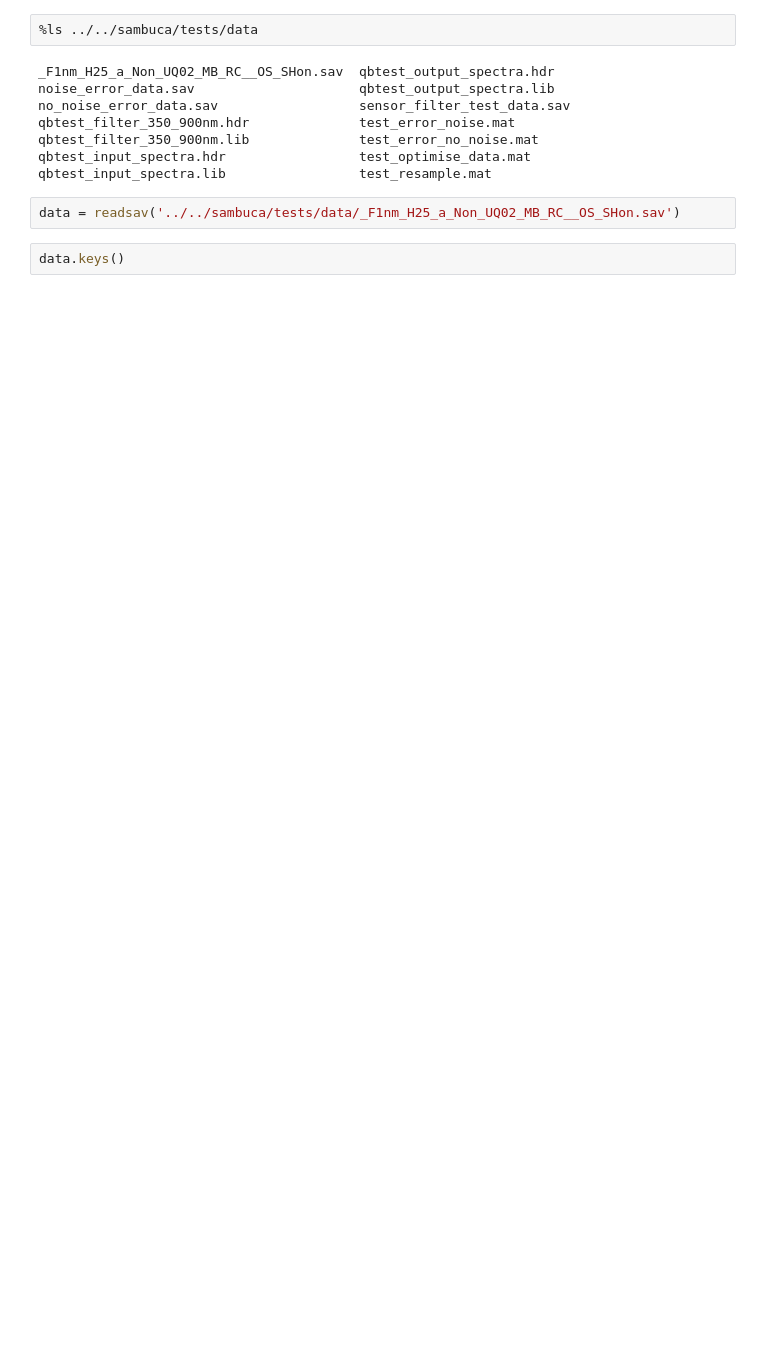
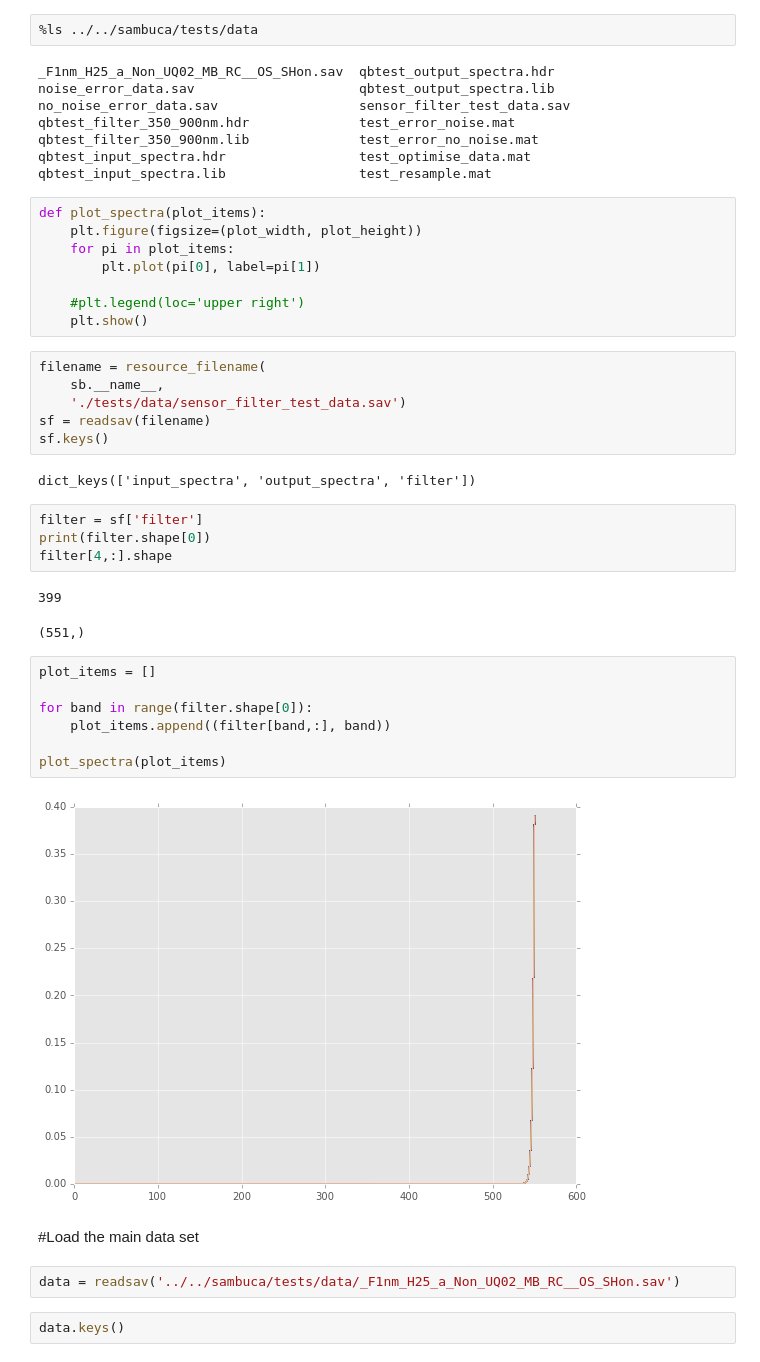
Before and after one commit to obarrilero/sambuca, a Jupyter notebook: reference/notebooks/Reading IDL SAV data.ipynb, the cells around one changed output. Cells and saved outputs as stored; diff of their text form; blank space fills up the shorter version.

Commit message:
updating notebooks for sensor filters

```diff
--- a/reference/notebooks/Reading IDL SAV data.ipynb
+++ b/reference/notebooks/Reading IDL SAV data.ipynb
@@ -16,6 +28,40 @@ qbtest_filter_350_900nm.hdr              test_error_noise.mat
 qbtest_filter_350_900nm.lib              test_error_no_noise.mat
 qbtest_input_spectra.hdr                 test_optimise_data.mat
 qbtest_input_spectra.lib                 test_resample.mat
+# %%
+def plot_spectra(plot_items):
+    plt.figure(figsize=(plot_width, plot_height))
+    for pi in plot_items:
+        plt.plot(pi[0], label=pi[1])
+
+    #plt.legend(loc='upper right')
+    plt.show()
+# %%
+filename = resource_filename(
+    sb.__name__,
+    './tests/data/sensor_filter_test_data.sav')
+sf = readsav(filename)
+sf.keys()
+# %% [output]
+dict_keys(['input_spectra', 'output_spectra', 'filter'])
+# %%
+filter = sf['filter']
+print(filter.shape[0])
+filter[4,:].shape
+# %% [output]
+399
+(551,)
+# %%
+plot_items = []
+
+for band in range(filter.shape[0]):
+    plot_items.append((filter[band,:], band))
+
+plot_spectra(plot_items)
+# %% [output]
+[figure, added]
+# %% [markdown]
+#Load the main data set
 # %%
 data = readsav('../../sambuca/tests/data/_F1nm_H25_a_Non_UQ02_MB_RC__OS_SHon.sav')
 # %%
```
Also changed, not shown: parts of 10 cells of this notebook, 2 other files.
